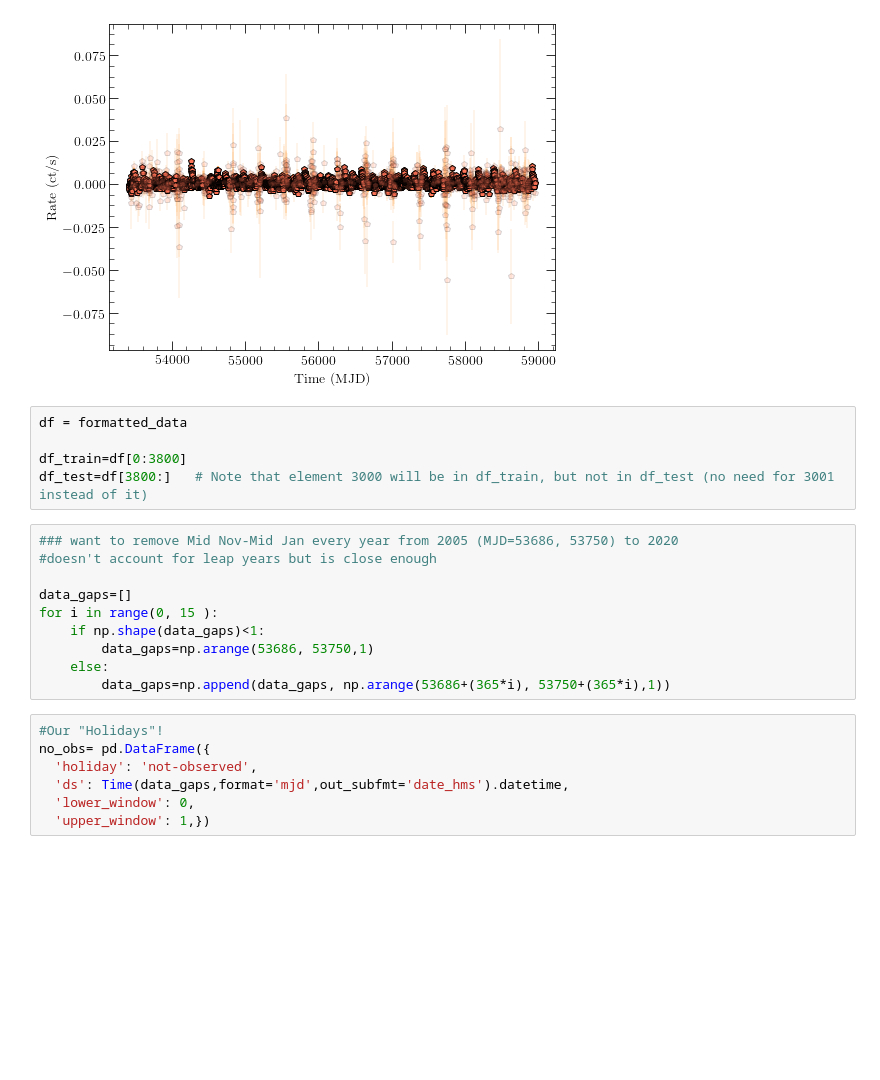
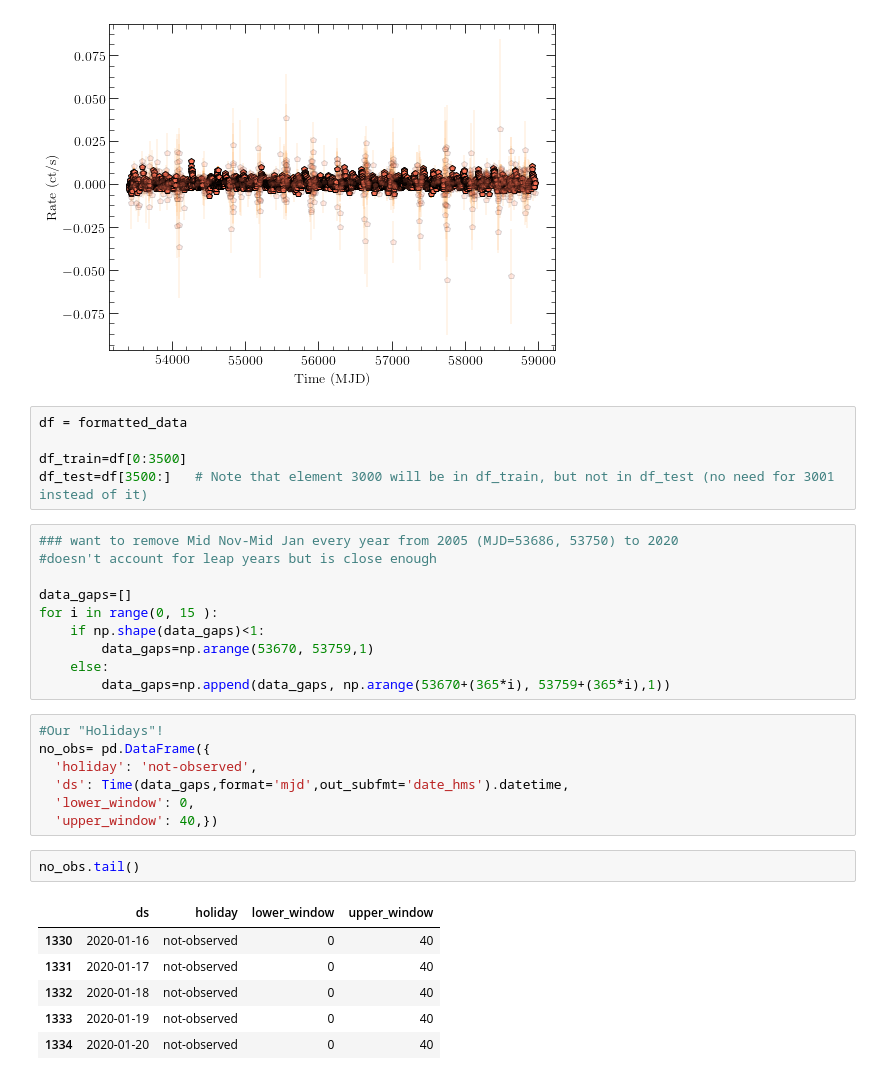
Before and after one commit to kcdage/prophet-rapidburster, a Jupyter notebook: rapid_burster.ipynb, the cells around one changed output. Cells and saved outputs as stored; diff of their text form; blank space fills up the shorter version.

```diff
--- a/rapid_burster.ipynb
+++ b/rapid_burster.ipynb
@@ -61,8 +61,8 @@ plt.ylabel('Rate (ct/s)', fontsize=14);
 # %%
 df = formatted_data
 
-df_train=df[0:3800]
-df_test=df[3800:]   # Note that element 3000 will be in df_train, but not in df_test (no need for 3001 instead of it)
+df_train=df[0:3500]
+df_test=df[3500:]   # Note that element 3000 will be in df_train, but not in df_test (no need for 3001 instead of it)
 # %%
 ### want to remove Mid Nov-Mid Jan every year from 2005 (MJD=53686, 53750) to 2020
 #doesn't account for leap years but is close enough
@@ -70,14 +70,23 @@ df_test=df[3800:]   # Note that element 3000 will be in df_train, but not in df_
 data_gaps=[]
 for i in range(0, 15 ):
     if np.shape(data_gaps)<1:
-        data_gaps=np.arange(53686, 53750,1)
+        data_gaps=np.arange(53670, 53759,1)
     else:
-        data_gaps=np.append(data_gaps, np.arange(53686+(365*i), 53750+(365*i),1))
+        data_gaps=np.append(data_gaps, np.arange(53670+(365*i), 53759+(365*i),1))
 # %%
 #Our "Holidays"!
 no_obs= pd.DataFrame({
   'holiday': 'not-observed',
   'ds': Time(data_gaps,format='mjd',out_subfmt='date_hms').datetime,
   'lower_window': 0,
-  'upper_window': 1,})
+  'upper_window': 40,})
+# %%
+no_obs.tail()
+# %% [output]
+|  | ds | holiday | lower_window | upper_window |
+| 1330 | 2020-01-16 | not-observed | 0 | 40 |
+| 1331 | 2020-01-17 | not-observed | 0 | 40 |
+| 1332 | 2020-01-18 | not-observed | 0 | 40 |
+| 1333 | 2020-01-19 | not-observed | 0 | 40 |
+| 1334 | 2020-01-20 | not-observed | 0 | 40 |
 # %%
```
Also changed, not shown: parts of 6 cells of this notebook.
